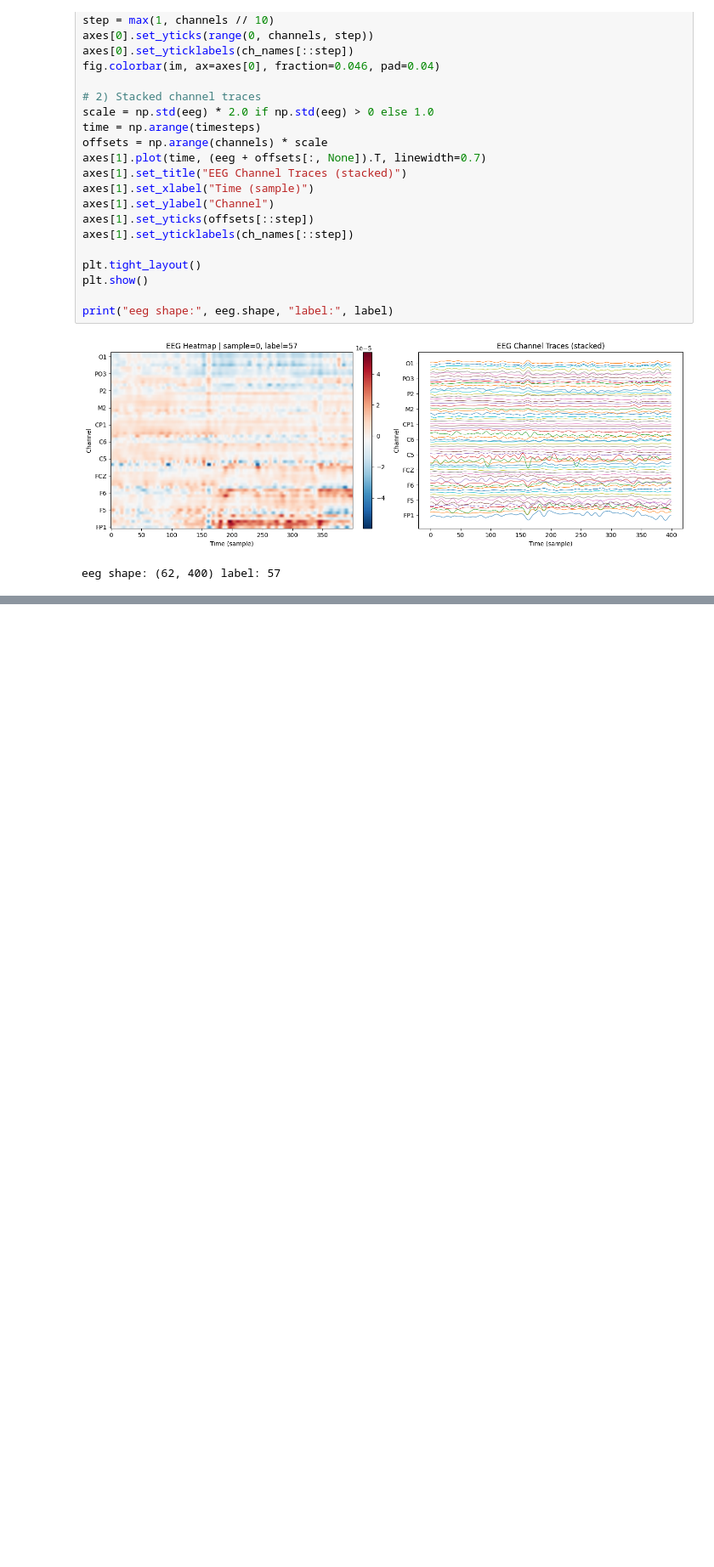
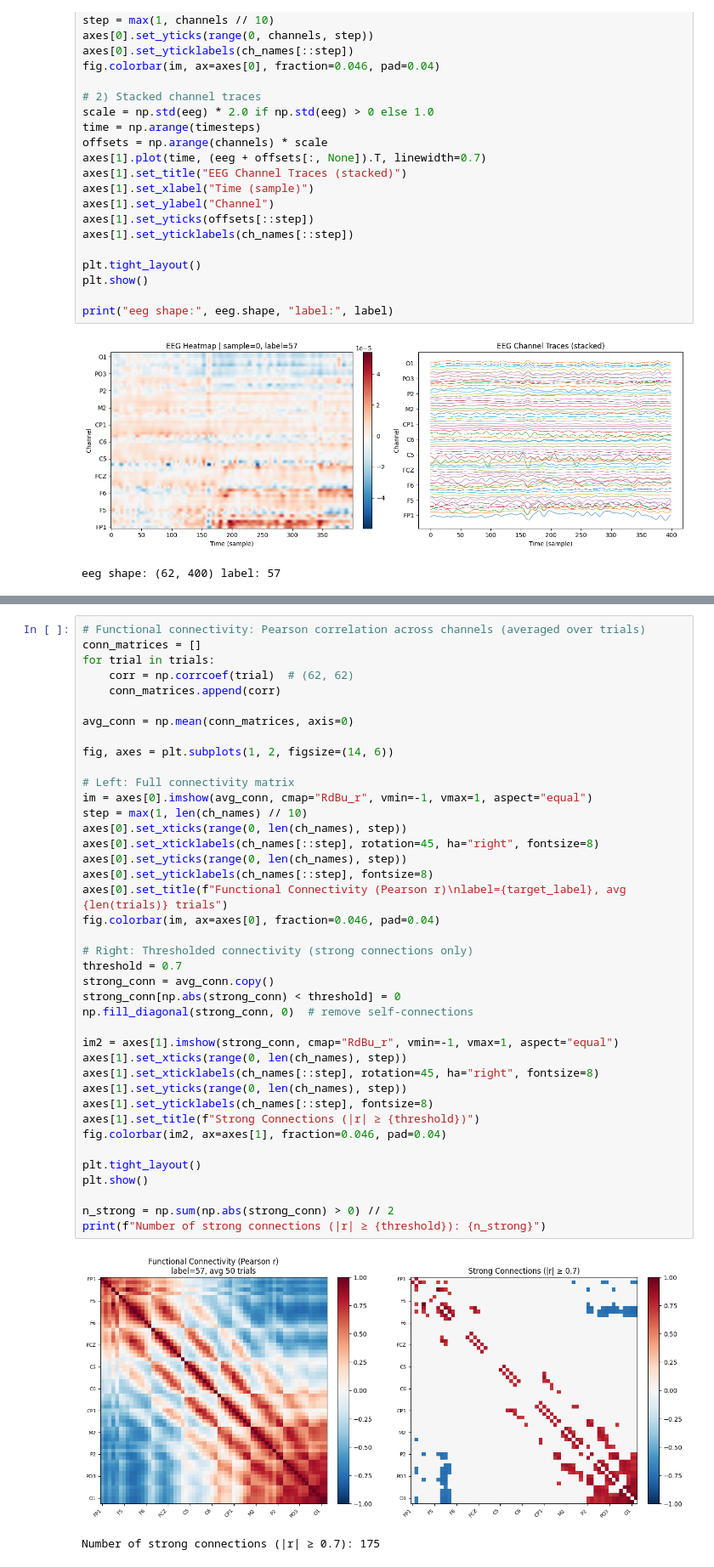
Before and after one commit to RTae/SUPA-EEG, a Jupyter notebook: viz.ipynb, the cells around one changed output, grey strips where cells are left out. Shown at 85% size. Saved outputs shown, nothing was run; the diff lists cells and outputs as text; blank space fills up the shorter version.

```diff
--- a/viz.ipynb
+++ b/viz.ipynb
@@ -126,0 +294,43 @@ eeg shape: (62, 400) label: 57
+# %%
+# Functional connectivity: Pearson correlation across channels (averaged over trials)
+conn_matrices = []
+for trial in trials:
+    corr = np.corrcoef(trial)  # (62, 62)
+    conn_matrices.append(corr)
+
+avg_conn = np.mean(conn_matrices, axis=0)
+
+fig, axes = plt.subplots(1, 2, figsize=(14, 6))
+
+# Left: Full connectivity matrix
+im = axes[0].imshow(avg_conn, cmap="RdBu_r", vmin=-1, vmax=1, aspect="equal")
+step = max(1, len(ch_names) // 10)
+axes[0].set_xticks(range(0, len(ch_names), step))
+axes[0].set_xticklabels(ch_names[::step], rotation=45, ha="right", fontsize=8)
+axes[0].set_yticks(range(0, len(ch_names), step))
+axes[0].set_yticklabels(ch_names[::step], fontsize=8)
+axes[0].set_title(f"Functional Connectivity (Pearson r)\nlabel={target_label}, avg {len(trials)} trials")
+fig.colorbar(im, ax=axes[0], fraction=0.046, pad=0.04)
+
+# Right: Thresholded connectivity (strong connections only)
+threshold = 0.7
+strong_conn = avg_conn.copy()
+strong_conn[np.abs(strong_conn) < threshold] = 0
+np.fill_diagonal(strong_conn, 0)  # remove self-connections
+
+im2 = axes[1].imshow(strong_conn, cmap="RdBu_r", vmin=-1, vmax=1, aspect="equal")
+axes[1].set_xticks(range(0, len(ch_names), step))
+axes[1].set_xticklabels(ch_names[::step], rotation=45, ha="right", fontsize=8)
+axes[1].set_yticks(range(0, len(ch_names), step))
+axes[1].set_yticklabels(ch_names[::step], fontsize=8)
+axes[1].set_title(f"Strong Connections (|r| ≥ {threshold})")
+fig.colorbar(im2, ax=axes[1], fraction=0.046, pad=0.04)
+
+plt.tight_layout()
+plt.show()
+
+n_strong = np.sum(np.abs(strong_conn) > 0) // 2
+print(f"Number of strong connections (|r| ≥ {threshold}): {n_strong}")
+# %% [output]
+[figure, added]
+Number of strong connections (|r| ≥ 0.7): 175
```
Also changed, not shown: parts of 13 cells of this notebook, 1 other file.
